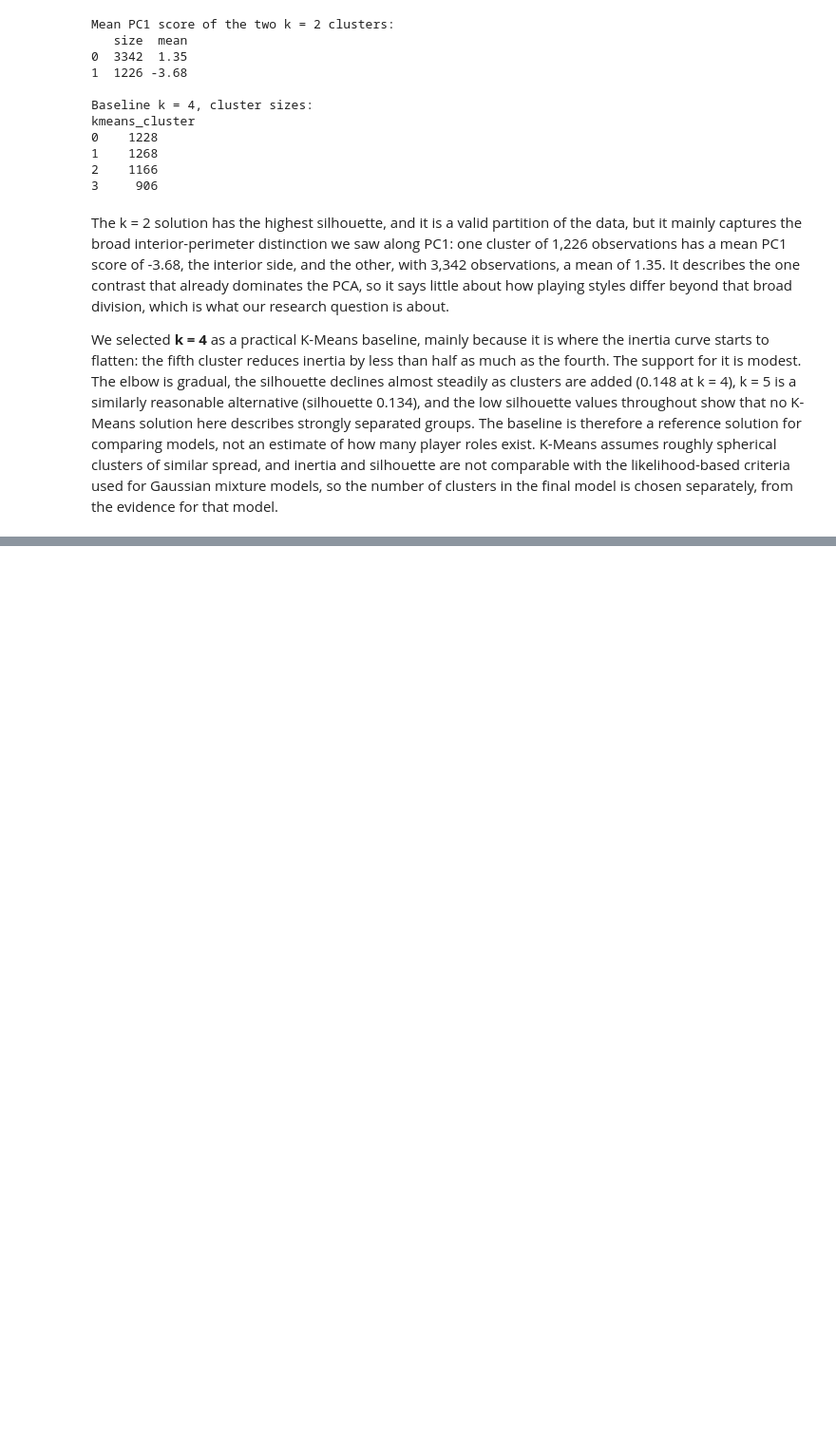
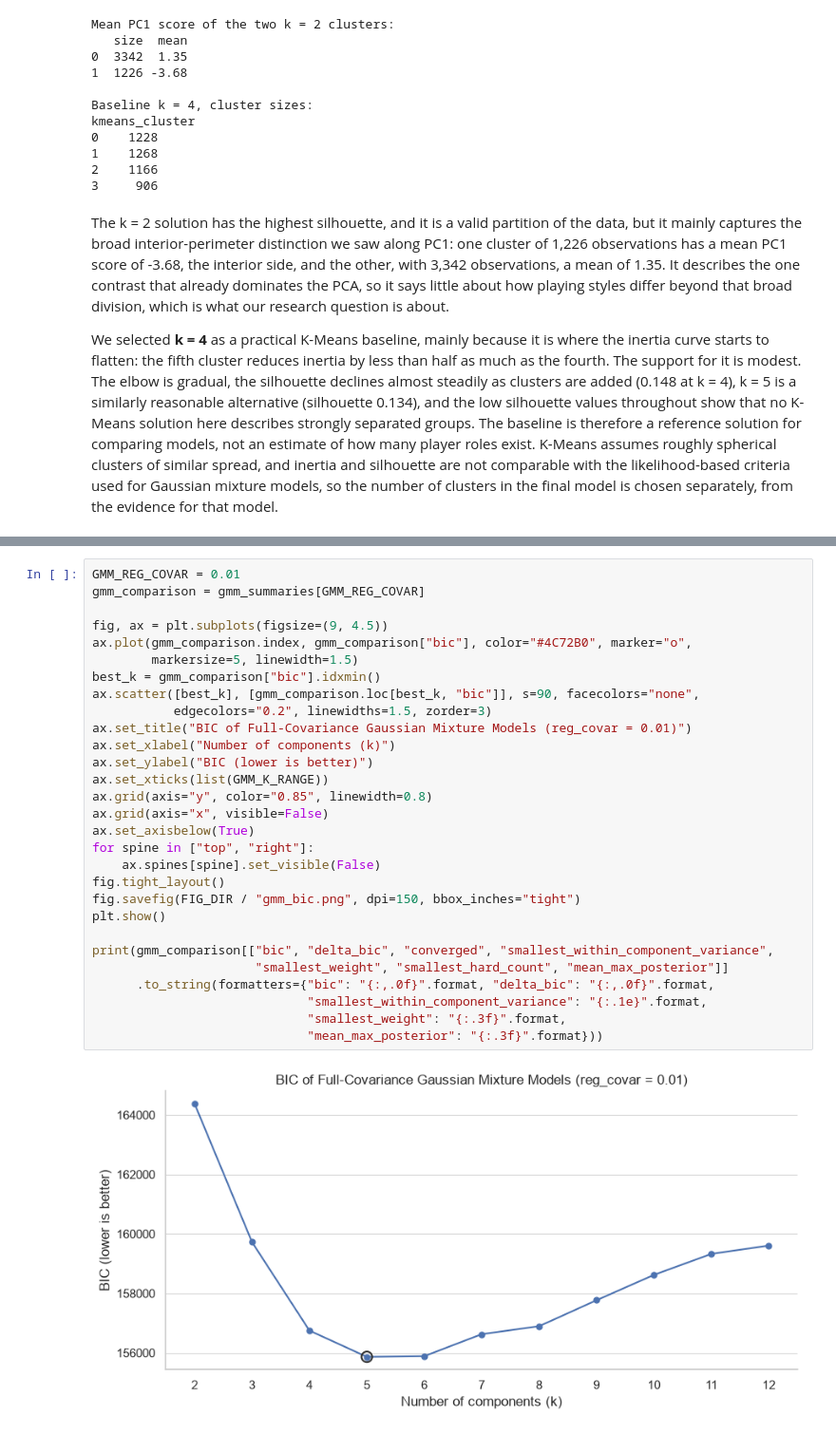
Before and after one commit to DoronWolinsky/Yuval-and-Doron-s-final-project---EuroLeague-player-roles, a Jupyter notebook: notebooks/EuroLeague_Player_Roles_Project.ipynb, the cells around one changed output, grey strips where cells are left out. Shown at 95% size. Saved outputs shown, nothing was run; the diff lists cells and outputs as text; blank space fills up the shorter version.

Commit message:
feat: complete Stage 9 GMM model selection
Co-Authored-By: Claude Opus 5.5 <noreply@anthropic.com>

```diff
--- a/notebooks/EuroLeague_Player_Roles_Project.ipynb
+++ b/notebooks/EuroLeague_Player_Roles_Project.ipynb
@@ -2697,0 +2895,31 @@ final model is chosen separately, from the evidence for that model.
+# %%
+GMM_REG_COVAR = 0.01
+gmm_comparison = gmm_summaries[GMM_REG_COVAR]
+
+fig, ax = plt.subplots(figsize=(9, 4.5))
+ax.plot(gmm_comparison.index, gmm_comparison["bic"], color="#4C72B0", marker="o",
+        markersize=5, linewidth=1.5)
+best_k = gmm_comparison["bic"].idxmin()
+ax.scatter([best_k], [gmm_comparison.loc[best_k, "bic"]], s=90, facecolors="none",
+           edgecolors="0.2", linewidths=1.5, zorder=3)
+ax.set_title("BIC of Full-Covariance Gaussian Mixture Models (reg_covar = 0.01)")
+ax.set_xlabel("Number of components (k)")
+ax.set_ylabel("BIC (lower is better)")
+ax.set_xticks(list(GMM_K_RANGE))
+ax.grid(axis="y", color="0.85", linewidth=0.8)
+ax.grid(axis="x", visible=False)
+ax.set_axisbelow(True)
+for spine in ["top", "right"]:
+    ax.spines[spine].set_visible(False)
+fig.tight_layout()
+fig.savefig(FIG_DIR / "gmm_bic.png", dpi=150, bbox_inches="tight")
+plt.show()
+
+print(gmm_comparison[["bic", "delta_bic", "converged", "smallest_within_component_variance",
+                      "smallest_weight", "smallest_hard_count", "mean_max_posterior"]]
+      .to_string(formatters={"bic": "{:,.0f}".format, "delta_bic": "{:,.0f}".format,
+                             "smallest_within_component_variance": "{:.1e}".format,
+                             "smallest_weight": "{:.3f}".format,
+                             "mean_max_posterior": "{:.3f}".format}))
+# %% [output]
+[figure, added]
```
Also changed, not shown: parts of 11 cells of this notebook, 4 other files.
